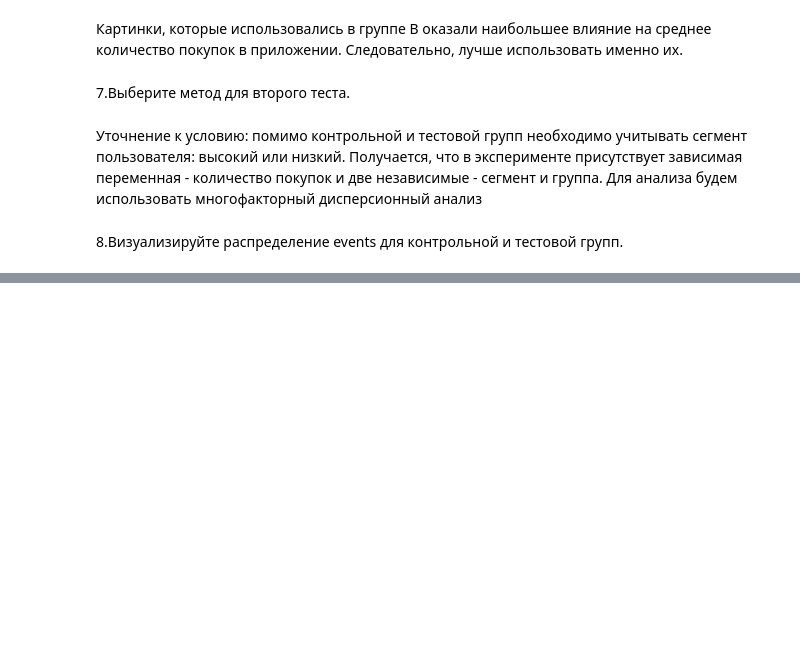
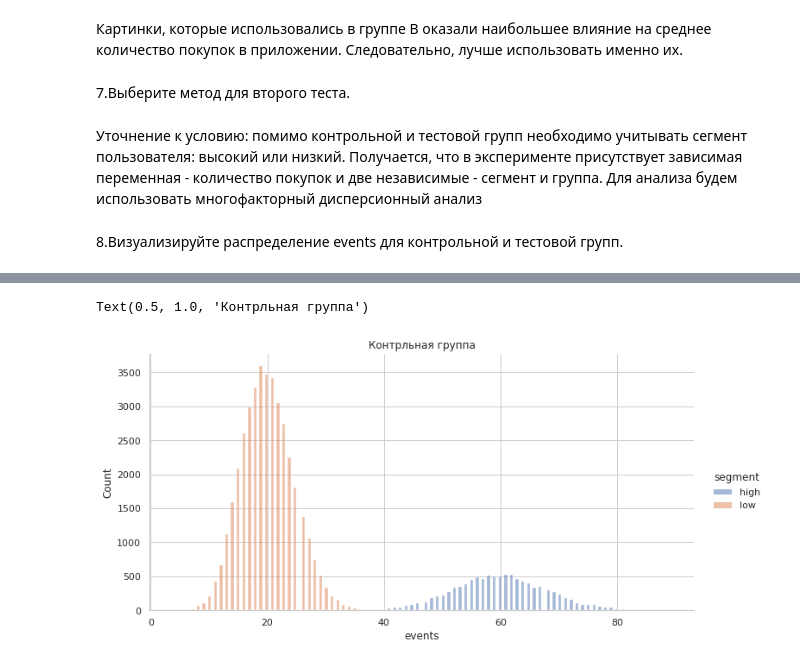
Before and after one commit to VPonomarev42/LearningRep, a Jupyter notebook: stats/stats_miniproject_5.ipynb, the cells around one changed output, grey strips where cells are left out. Cells and saved outputs as stored; diff of their text form; code cells hidden in the pictures; blank space fills up the shorter version.

```diff
--- a/stats/stats_miniproject_5.ipynb
+++ b/stats/stats_miniproject_5.ipynb
@@ -166,0 +190,6 @@ Text(0.5, 1.0, 'Сравнение групп')
+# %%
+sns.displot(x='events', hue='segment', data=task2[task2.group == 'control'], kde=False, aspect=2)
+plt.title('Контрльная группа')
+# %% [output]
+Text(0.5, 1.0, 'Контрльная группа')
+[figure, added]
```
Also changed, not shown: parts of 8 cells of this notebook.
